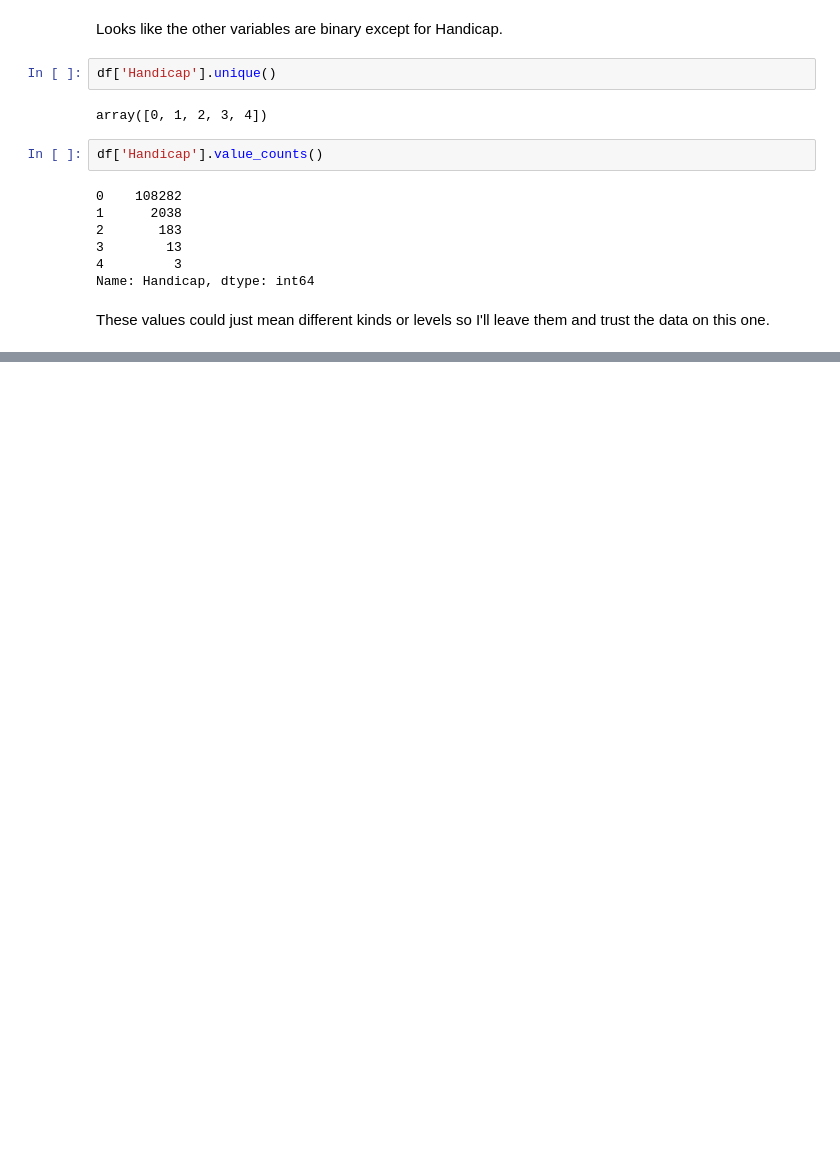
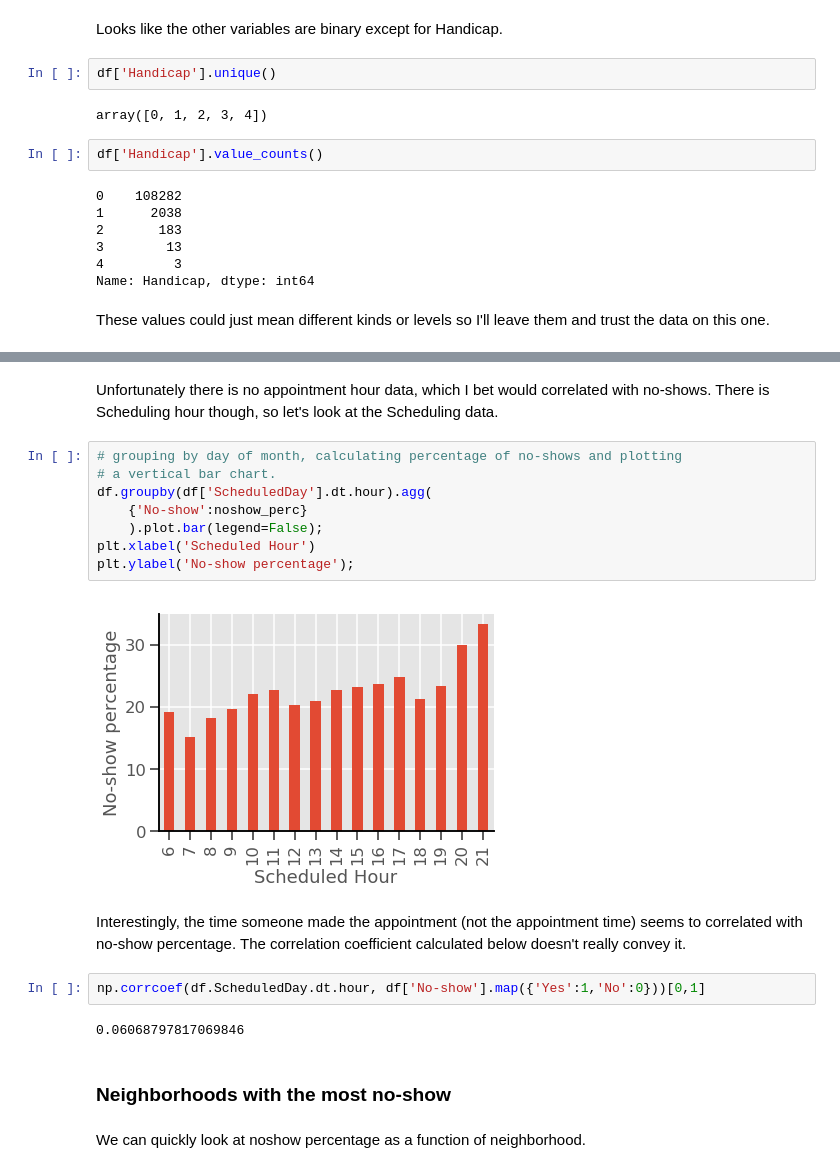
Before and after one commit to modw/medical-appointment-noshow, a Jupyter notebook: EDA and classification.ipynb, the cells around one changed output, grey strips where cells are left out. Saved outputs shown, nothing was run; the diff lists cells and outputs as text; blank space fills up the shorter version.

```diff
--- a/EDA and classification.ipynb
+++ b/EDA and classification.ipynb
@@ -161,0 +239,22 @@ These values could just mean different kinds or levels so I'll leave them and tr
+# %% [markdown]
+Unfortunately there is no appointment hour data, which I bet would correlated with no-shows. There is Scheduling hour though, so let's look at the Scheduling data.
+# %%
+# grouping by day of month, calculating percentage of no-shows and plotting
+# a vertical bar chart.
+df.groupby(df['ScheduledDay'].dt.hour).agg(
+    {'No-show':noshow_perc}
+    ).plot.bar(legend=False);
+plt.xlabel('Scheduled Hour')
+plt.ylabel('No-show percentage');
+# %% [output]
+[figure, added]
+# %% [markdown]
+Interestingly, the time someone made the appointment (not the appointment time) seems to correlated with no-show percentage. The correlation coefficient calculated below doesn't really convey it.
+# %%
+np.corrcoef(df.ScheduledDay.dt.hour, df['No-show'].map({'Yes':1,'No':0}))[0,1]
+# %% [output]
+0.06068797817069846
+# %% [markdown]
+### Neighborhoods with the most no-show
+# %% [markdown]
+We can quickly look at noshow percentage as a function of neighborhood.
```
Also changed, not shown: parts of 29 cells of this notebook.
